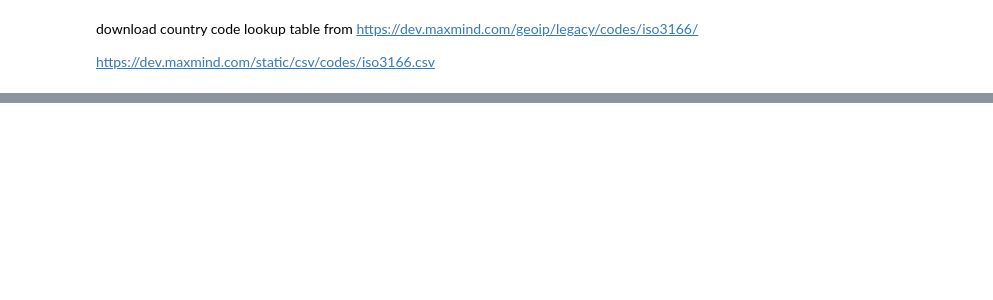
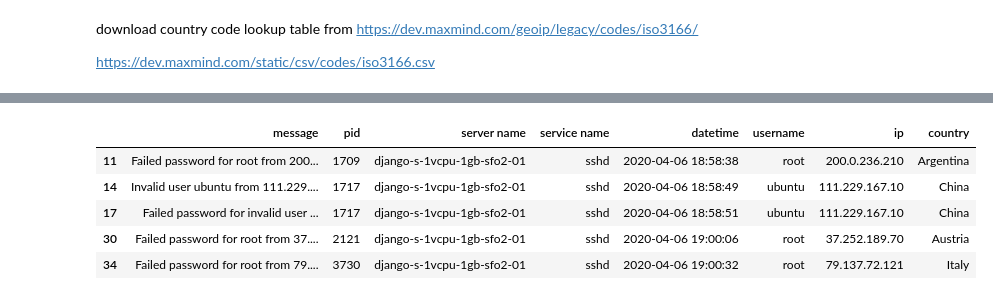
Before and after one commit to allofphysicsgraph/server-log-analysis, a Jupyter notebook: auth.ipynb, the cells around one changed output, grey strips where cells are left out. Saved outputs shown, nothing was run; the diff lists cells and outputs as text; code cells hidden in the pictures; blank space fills up the shorter version.

Commit message:
now featuring country lookup with geoip

```diff
--- a/auth.ipynb
+++ b/auth.ipynb
@@ -284,0 +326,12 @@ for ip in sorted(list(d.keys()), key = lambda ip: ( int(ip.split(".")[0]),
+# %%
+def extract_ip(msg):
+    res = re.findall('(25[0-5]|2[0-4][0-9]|1[0-9][0-9]|[1-9]?[0-9])\.'+
+                     '(25[0-5]|2[0-4][0-9]|1[0-9][0-9]|[1-9]?[0-9])\.'+
+                     '(25[0-5]|2[0-4][0-9]|1[0-9][0-9]|[1-9]?[0-9])\.'+
+                     '(25[0-5]|2[0-4][0-9]|1[0-9][0-9]|[1-9]?[0-9])',msg)
+    if len(res)==0:
+        return None
+    elif len(res)==1:
+        return '.'.join(res[0])
+    else:
+        raise Exception(res)
@@ -284,0 +342,2 @@ for ip in sorted(list(d.keys()), key = lambda ip: ( int(ip.split(".")[0]),
+# %%
+df['ip'] = df['message'].apply(extract_ip)
@@ -414,0 +497,17 @@ get_country('103.26.40.145')
+# %%
+def country_if_ip(ip):
+    if ip:
+        return get_country(ip)
+    else:
+        return None
+# %%
+df['country'] = df['ip'].apply(country_if_ip)
+# %%
+df[df['username'].notnull()].head()
+# %% [output]
+|  | message | pid | server name | service name | datetime | username | ip | country |
+| 11 | Failed password for root from 200... | 1709 | django-s-1vcpu-1gb-sfo2-01 | sshd | 2020-04-06 18:58:38 | root | 200.0.236.210 | Argentina |
+| 14 | Invalid user ubuntu from 111.229.... | 1717 | django-s-1vcpu-1gb-sfo2-01 | sshd | 2020-04-06 18:58:49 | ubuntu | 111.229.167.10 | China |
+| 17 | Failed password for invalid user ... | 1717 | django-s-1vcpu-1gb-sfo2-01 | sshd | 2020-04-06 18:58:51 | ubuntu | 111.229.167.10 | China |
+| 30 | Failed password for root from 37.... | 2121 | django-s-1vcpu-1gb-sfo2-01 | sshd | 2020-04-06 19:00:06 | root | 37.252.189.70 | Austria |
+| 34 | Failed password for root from 79.... | 3730 | django-s-1vcpu-1gb-sfo2-01 | sshd | 2020-04-06 19:00:32 | root | 79.137.72.121 | Italy |
```
Also changed, not shown: parts of 22 cells of this notebook, 5 other files.
